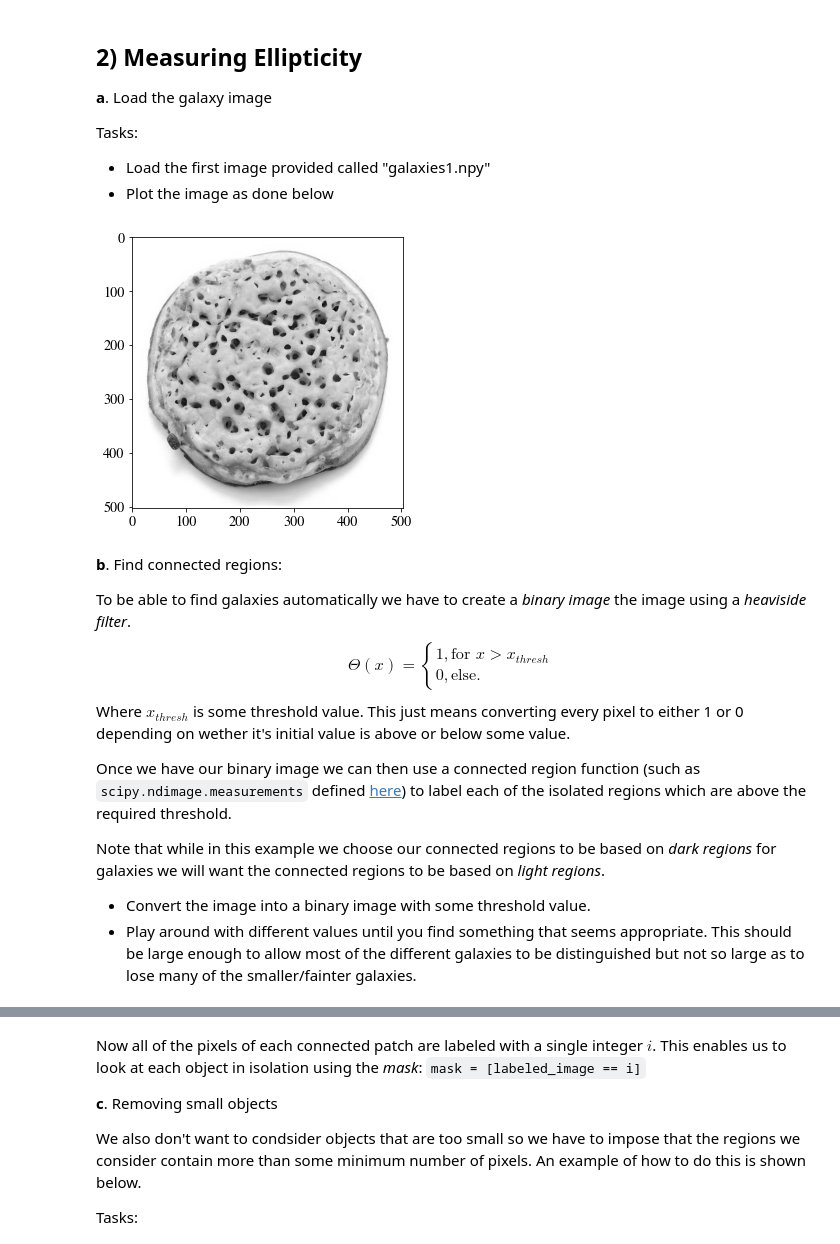
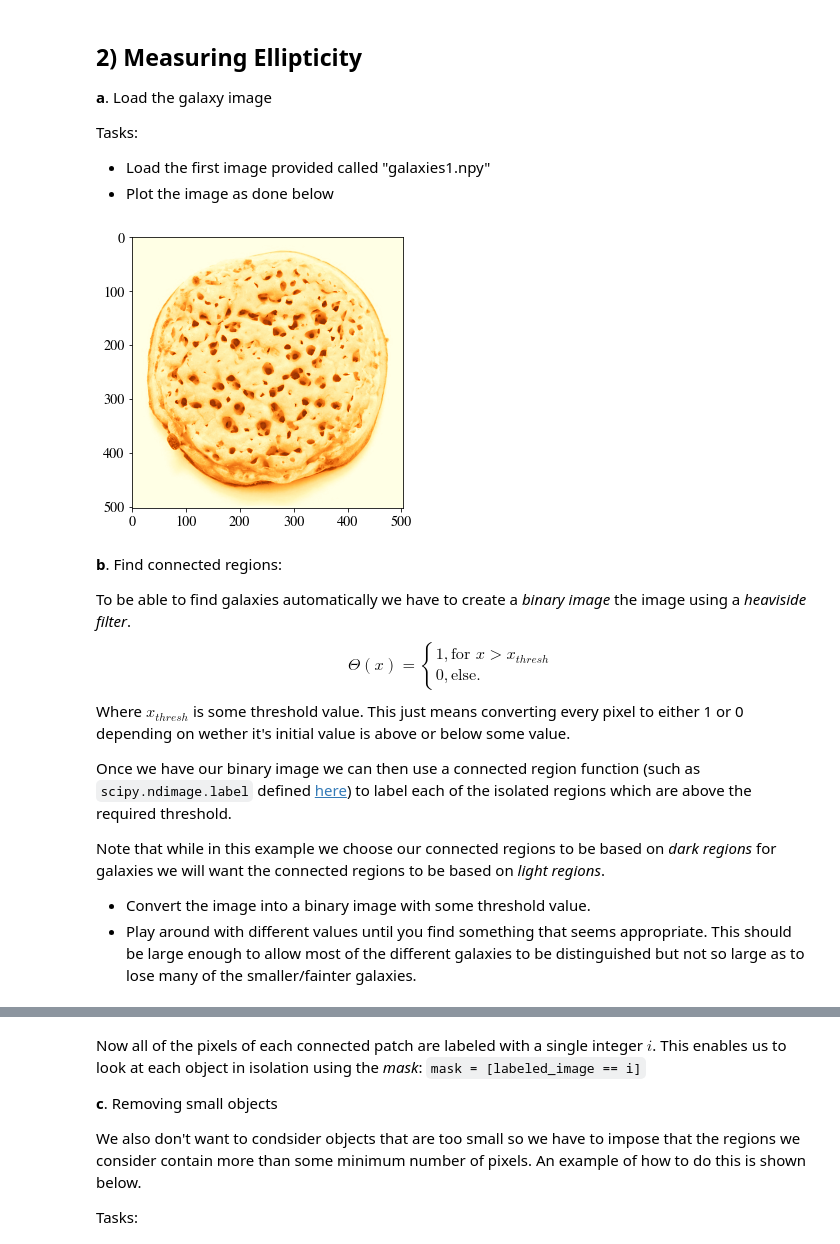
Before and after one commit to Dark-Matter-Textbook/Notebook-Exercises, a Jupyter notebook: Problems/gravitational_lensing/lensing-problems.ipynb, the cells around one changed output, grey strips where cells are left out. Cells and saved outputs as stored; diff of their text form; code cells hidden in the pictures.

```diff
--- a/Problems/gravitational_lensing/lensing-problems.ipynb
+++ b/Problems/gravitational_lensing/lensing-problems.ipynb
@@ -45,20 +45,18 @@ Tasks:
 - Load the first image provided called "galaxies1.npy"
 - Plot the image as done below
 # %%
-from PIL import Image
+from skimage.io import imread
 
-# Open image in grayscale
-img = Image.open('images/example.png').convert('RGB')
-# Convert to array
-img_array = np.array(img)
-# Close image file
-img.close()
+img = imread('images/example.png')
+
+# Combine RBG channels for simplicity
+img_array = img.sum(axis = 2)
 
 plt.figure(figsize = (5,5))
-imgplot = plt.imshow(img_array, cmap = 'binary_r')
+imgplot = plt.imshow(img_array, cmap = 'YlOrBr_r')
 plt.show()
 # %% [output]
-[figure, old version]
+[figure, new version]
 # %% [markdown]
 <b>b</b>. Find connected regions:
 
@@ -72,7 +70,7 @@ To be able to find galaxies automatically we have to create a <i>binary image</i
 \end{equation}
 Where $x_{thresh}$ is some threshold value. This just means converting every pixel to either 1 or 0 depending on wether it's initial value is above or below some value.
 
-Once we have our binary image we can then use a connected region function (such as `scipy.ndimage.measurements` defined <a href="https://docs.scipy.org/doc/scipy-0.16.0/reference/generated/scipy.ndimage.measurements.label.html">here</a>) to label each of the isolated regions which are above the required threshold.
+Once we have our binary image we can then use a connected region function (such as `scipy.ndimage.label` defined <a href="https://docs.scipy.org/doc/scipy/reference/generated/scipy.ndimage.label.html">here</a>) to label each of the isolated regions which are above the required threshold.
 
 Note that while in this example we choose our connected regions to be based on <i>dark regions</i> for galaxies we will want the connected regions to be based on <i>light regions</i>.
 
```
Also changed, not shown: parts of 3 cells of this notebook, 1 other file.
